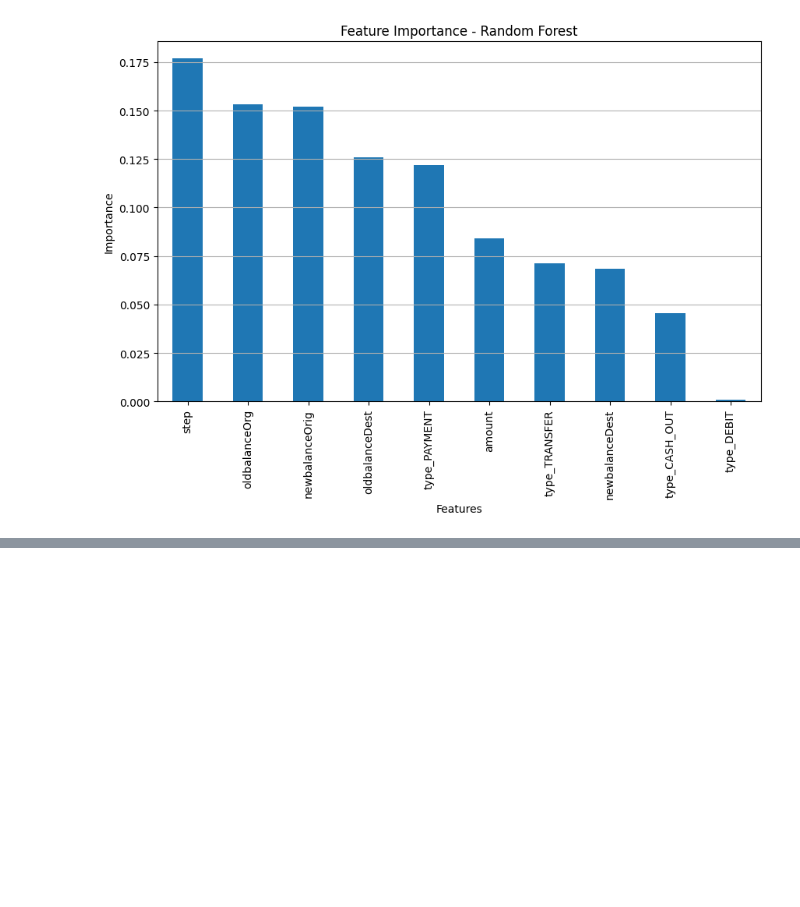
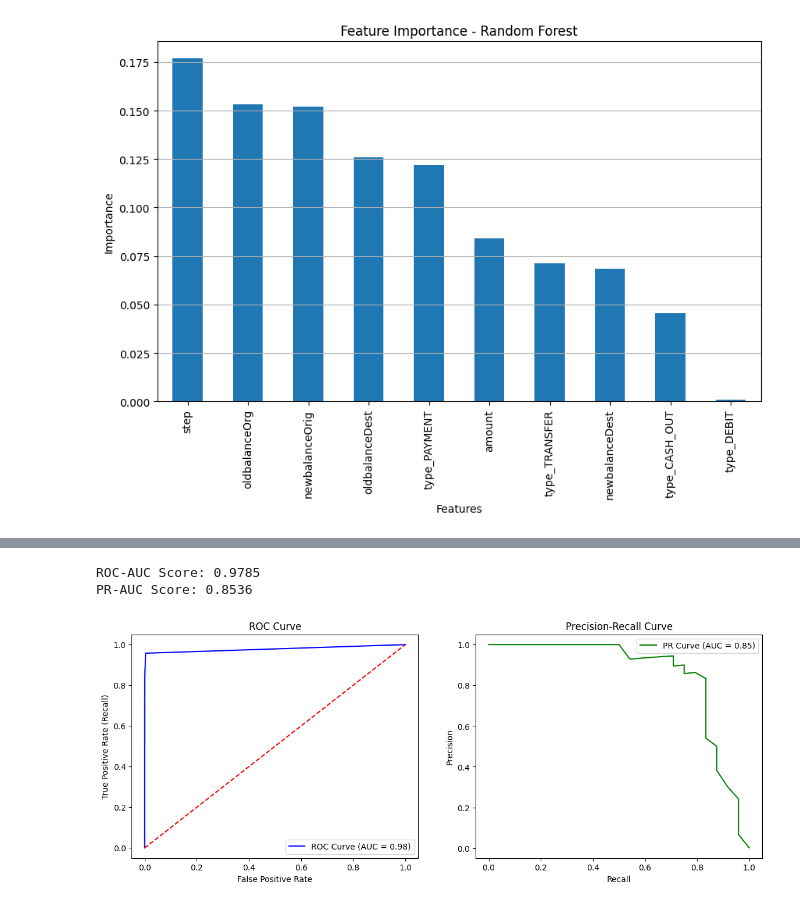
Before and after one commit to HarshitHbtu/UPI-Fraud-Detection, a Jupyter notebook: UPI-Fraud-Detection-main/UpiFraudDetection.ipynb, the cells around one changed output, grey strips where cells are left out. Saved outputs shown, nothing was run; the diff lists cells and outputs as text; code cells hidden in the pictures; blank space fills up the shorter version.

Commit message:
Restored project files and updated threshold

```diff
--- a/UPI-Fraud-Detection-main/UpiFraudDetection.ipynb
+++ b/UPI-Fraud-Detection-main/UpiFraudDetection.ipynb
@@ -311,0 +385,35 @@ plt.show()
+# %%
+import matplotlib.pyplot as plt
+from sklearn.metrics import roc_auc_score, roc_curve, precision_recall_curve, auc
+
+probs = rf.predict_proba(X_test_scaled)[:, 1]
+
+roc_auc = roc_auc_score(Y_test, probs)
+fpr, tpr, thresholds_roc = roc_curve(Y_test, probs)
+
+precision, recall, thresholds_pr = precision_recall_curve(Y_test, probs)
+pr_auc = auc(recall, precision)
+
+print(f"ROC-AUC Score: {roc_auc:.4f}")
+print(f"PR-AUC Score: {pr_auc:.4f}")
+
+fig, (ax1, ax2) = plt.subplots(1, 2, figsize=(14, 5))
+
+ax1.plot(fpr, tpr, color='blue', label=f'ROC Curve (AUC = {roc_auc:.2f})')
+ax1.plot([0, 1], [0, 1], color='red', linestyle='--')
+ax1.set_xlabel('False Positive Rate')
+ax1.set_ylabel('True Positive Rate (Recall)')
+ax1.set_title('ROC Curve')
+ax1.legend()
+
+ax2.plot(recall, precision, color='green', label=f'PR Curve (AUC = {pr_auc:.2f})')
+ax2.set_xlabel('Recall')
+ax2.set_ylabel('Precision')
+ax2.set_title('Precision-Recall Curve')
+ax2.legend()
+
+plt.show()
+# %% [output]
+ROC-AUC Score: 0.9785
+PR-AUC Score: 0.8536
+[figure, added]
```
Also changed, not shown: parts of 5 cells of this notebook.
